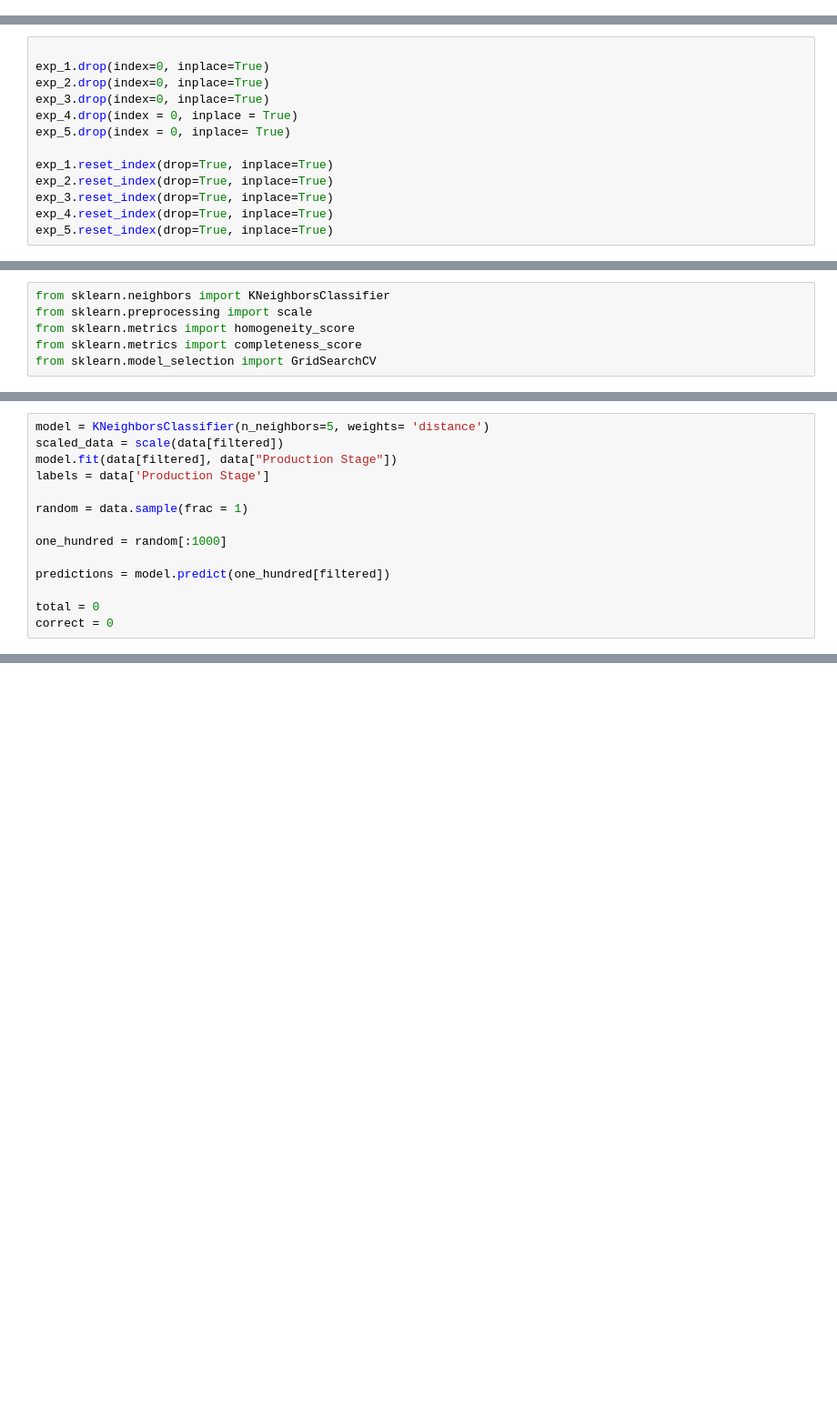
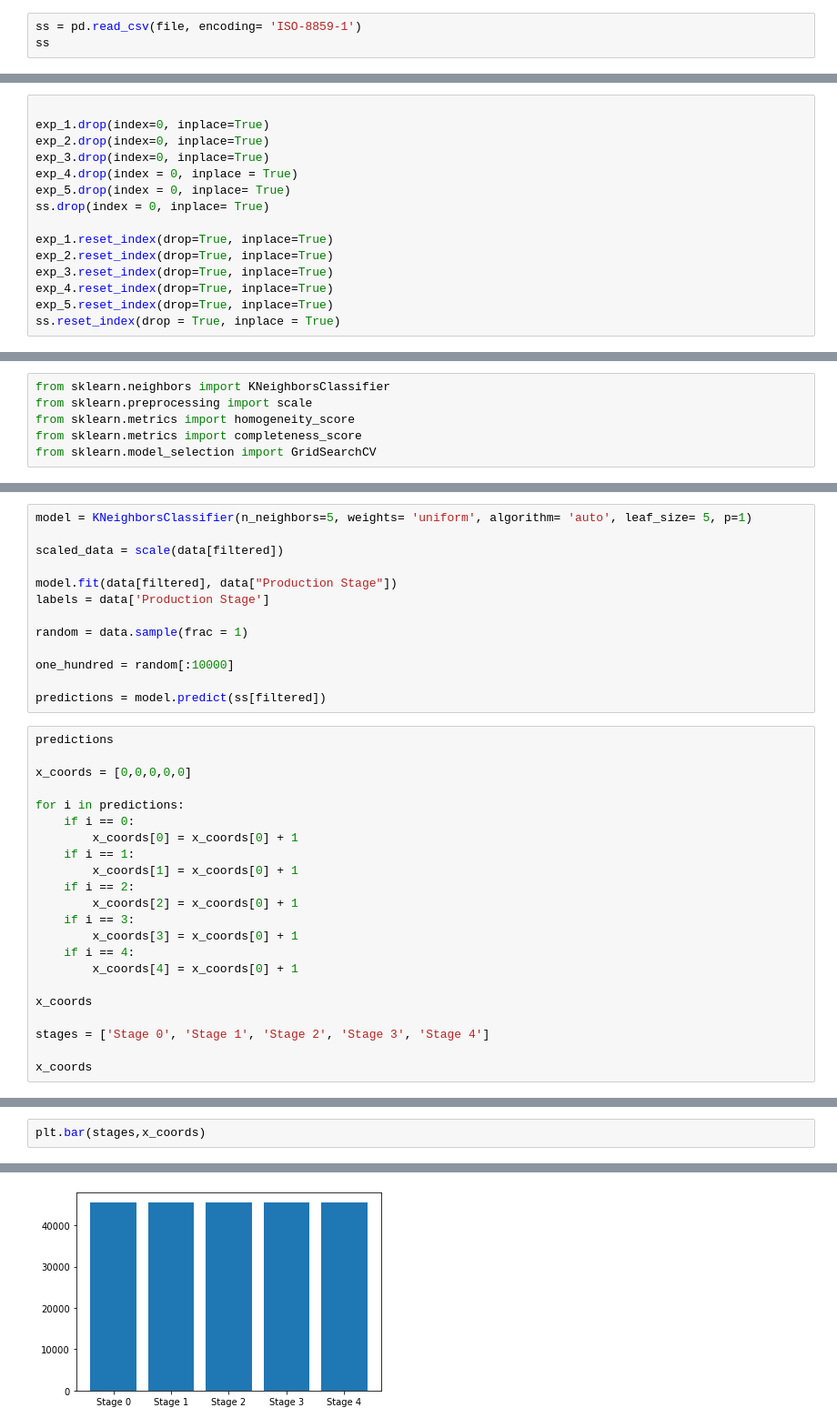
Before and after one commit to Applied-Machine-Learning-2022/microdebitage-ml-project, a Jupyter notebook: KNeighborsClassifier copy.ipynb, the cells around one changed output, grey strips where cells are left out. Shown at 91% size. Cells and saved outputs as stored; diff of their text form; blank space fills up the shorter version.

Commit message:
Bar Graph
Added Bar Graph to Soil Sample data

```diff
--- a/KNeighborsClassifier copy.ipynb
+++ b/KNeighborsClassifier copy.ipynb
@@ -13,0 +25,3 @@ exp_5 = pd.read_excel('EXP-00004-Master.xlsx')
+# %%
+ss = pd.read_csv(file, encoding= 'ISO-8859-1')
+ss
@@ -18,12 +46,14 @@ exp_2.drop(index=0, inplace=True)
 exp_3.drop(index=0, inplace=True)
 exp_4.drop(index = 0, inplace = True)
 exp_5.drop(index = 0, inplace= True)
+ss.drop(index = 0, inplace= True)
 
 exp_1.reset_index(drop=True, inplace=True)
 exp_2.reset_index(drop=True, inplace=True)
 exp_3.reset_index(drop=True, inplace=True)
 exp_4.reset_index(drop=True, inplace=True)
 exp_5.reset_index(drop=True, inplace=True)
+ss.reset_index(drop = True, inplace = True)
 # %% [markdown]
 ['Id', 'Img Id', 'Da', 'Dp', 'FWidth', 'FLength', 'FThickness',
        'ELength', 'EThickness', 'EWidth', 'Volume', 'Area', 'Perimeter',
@@ -193,14 +229,35 @@ from sklearn.model_selection import GridSearchCV
 # %%
-model = KNeighborsClassifier(n_neighbors=5, weights= 'distance')
+model = KNeighborsClassifier(n_neighbors=5, weights= 'uniform', algorithm= 'auto', leaf_size= 5, p=1)
+
 scaled_data = scale(data[filtered])
+
 model.fit(data[filtered], data["Production Stage"])
 labels = data['Production Stage']
 
 random = data.sample(frac = 1)
 
-one_hundred = random[:1000]
+one_hundred = random[:10000]
 
-predictions = model.predict(one_hundred[filtered])
-
-total = 0
-correct = 0
+predictions = model.predict(ss[filtered])
+# %%
+predictions
+
+x_coords = [0,0,0,0,0]
+
+for i in predictions:
+    if i == 0:
+        x_coords[0] = x_coords[0] + 1
+    if i == 1:
+        x_coords[1] = x_coords[0] + 1
+    if i == 2:
+        x_coords[2] = x_coords[0] + 1
+    if i == 3:
+        x_coords[3] = x_coords[0] + 1
+    if i == 4:
+        x_coords[4] = x_coords[0] + 1
+
+x_coords
+
+stages = ['Stage 0', 'Stage 1', 'Stage 2', 'Stage 3', 'Stage 4']
+
+x_coords
@@ -206,0 +266,3 @@ correct = 0
+# %%
+plt.bar(stages,x_coords)
+# %% [output]
@@ -207,3 +270,4 @@ correct = 0
+[figure, added]
 # %%
 from sklearn.metrics import accuracy_score
 from sklearn.metrics import precision_score
```
Also changed, not shown: parts of 15 cells of this notebook, 7 other files.
